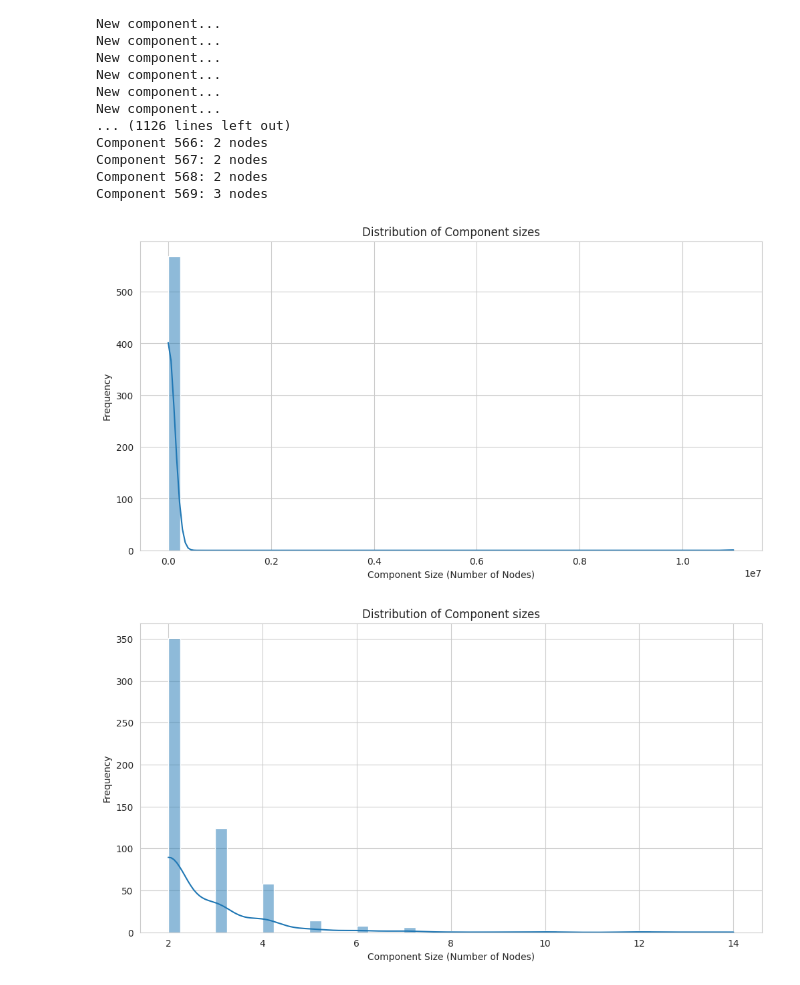
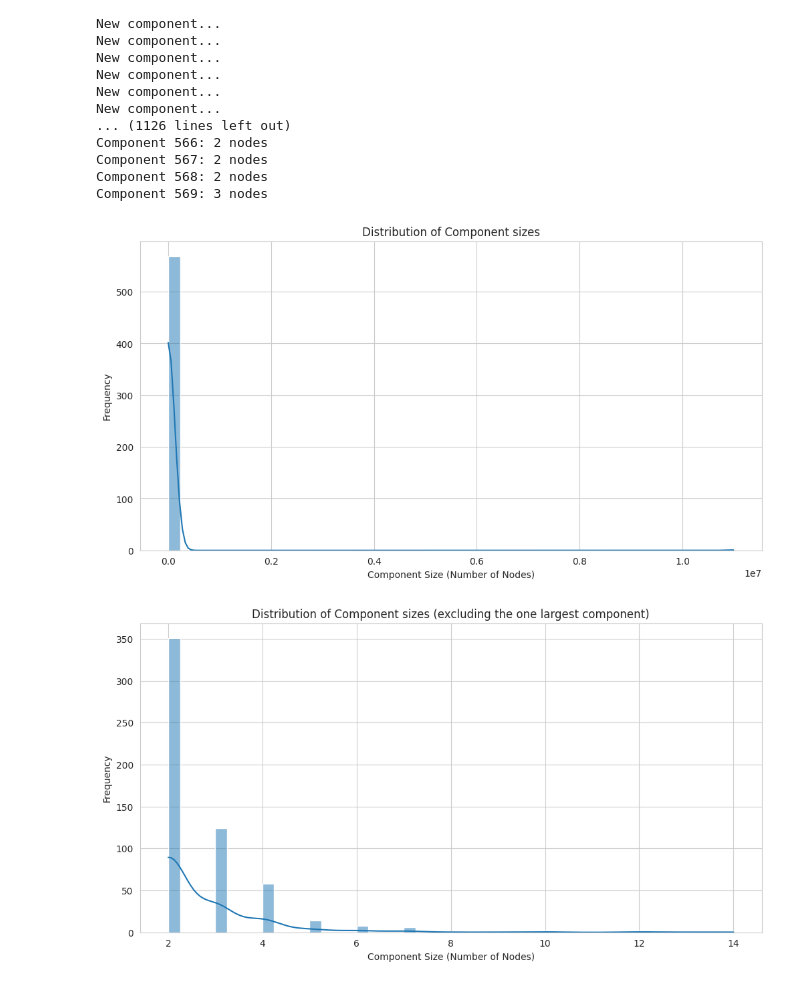
Before and after one commit to diegodvv/mc859-game-market-concentration-with-steam-data, a Jupyter notebook: graph-analyser/analyse-graph.ipynb, the cells around one changed output. Saved outputs shown, nothing was run; the diff lists cells and outputs as text; code cells hidden in the pictures.

```diff
--- a/graph-analyser/analyse-graph.ipynb
+++ b/graph-analyser/analyse-graph.ipynb
@@ -218,25 +218,25 @@ Component 569: 3 nodes
 # %%
 plt.figure(figsize=(12, 6))
 # , log_scale=(False, True))
 sns.histplot(
     [count for component, count in component_node_count.items()], kde=True)
 plt.title('Distribution of Component sizes')
 plt.xlabel('Component Size (Number of Nodes)')
 plt.ylabel('Frequency')
 
 plt.show()
 
 plt.figure(figsize=(12, 6))
 # , log_scale=(False, True))
 sns.histplot([count for component, count in component_node_count.items()][1:], kde=True)
-plt.title('Distribution of Component sizes')
+plt.title('Distribution of Component sizes (excluding the one largest component)')
 plt.xlabel('Component Size (Number of Nodes)')
 plt.ylabel('Frequency')
 
 plt.show()
 # %% [output]
 [figure]
-[figure, old version]
+[figure, new version]
 # %%
 with open('game_component_by_game_id.json', 'w') as f:
   json.dump(game_component_by_game_id, f)
```
